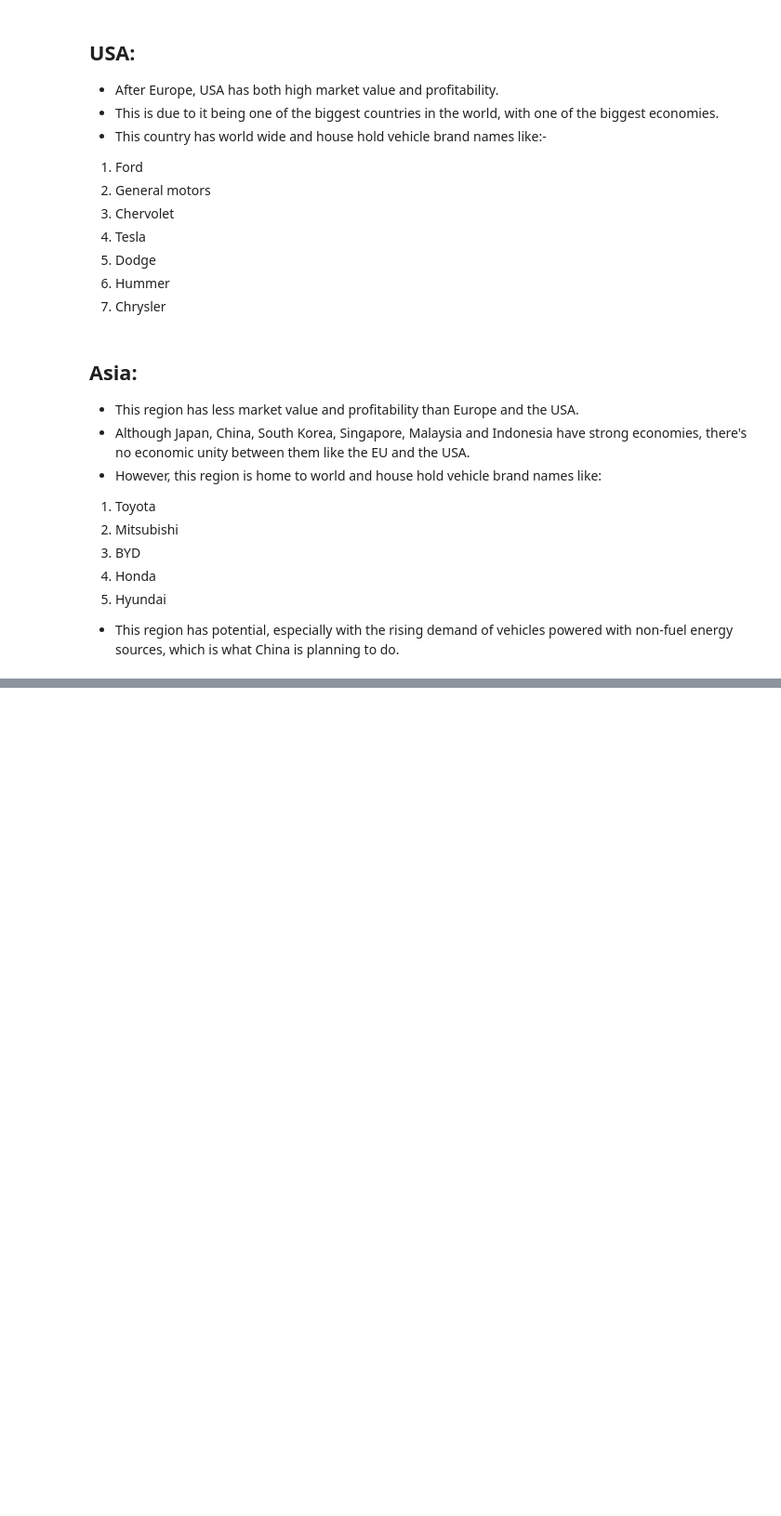
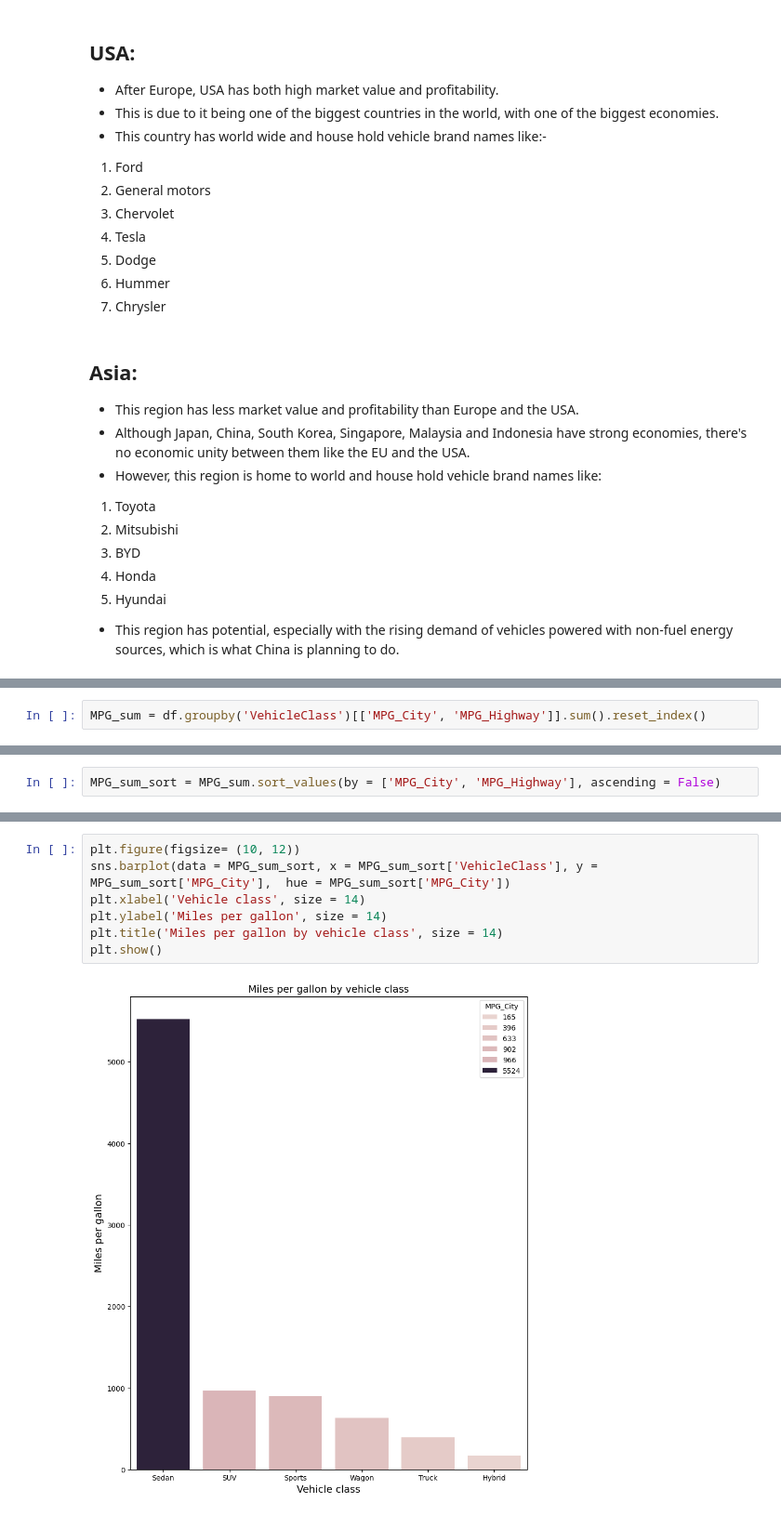
Before and after one commit to Fady-Foash97/Data-analysis-using-Pandas, a Jupyter notebook: Cars.ipynb, the cells around one changed output, grey strips where cells are left out. Shown: that part at 93% size. Saved outputs shown, nothing was run; the diff lists cells and outputs as text; blank space fills up the shorter version.

```diff
--- a/Cars.ipynb
+++ b/Cars.ipynb
@@ -445,0 +466,2 @@ plt.show()
+# %%
+MPG_sum = df.groupby('VehicleClass')[['MPG_City', 'MPG_Highway']].sum().reset_index()
@@ -445,0 +478,2 @@ plt.show()
+# %%
+MPG_sum_sort = MPG_sum.sort_values(by = ['MPG_City', 'MPG_Highway'], ascending = False)
@@ -445,0 +490,9 @@ plt.show()
+# %%
+plt.figure(figsize= (10, 12))
+sns.barplot(data = MPG_sum_sort, x = MPG_sum_sort['VehicleClass'], y = MPG_sum_sort['MPG_City'],  hue = MPG_sum_sort['MPG_City'])
+plt.xlabel('Vehicle class', size = 14)
+plt.ylabel('Miles per gallon', size = 14)
+plt.title('Miles per gallon by vehicle class', size = 14)
+plt.show()
+# %% [output]
+[figure, added]
```
Also changed, not shown: parts of 34 cells of this notebook.
